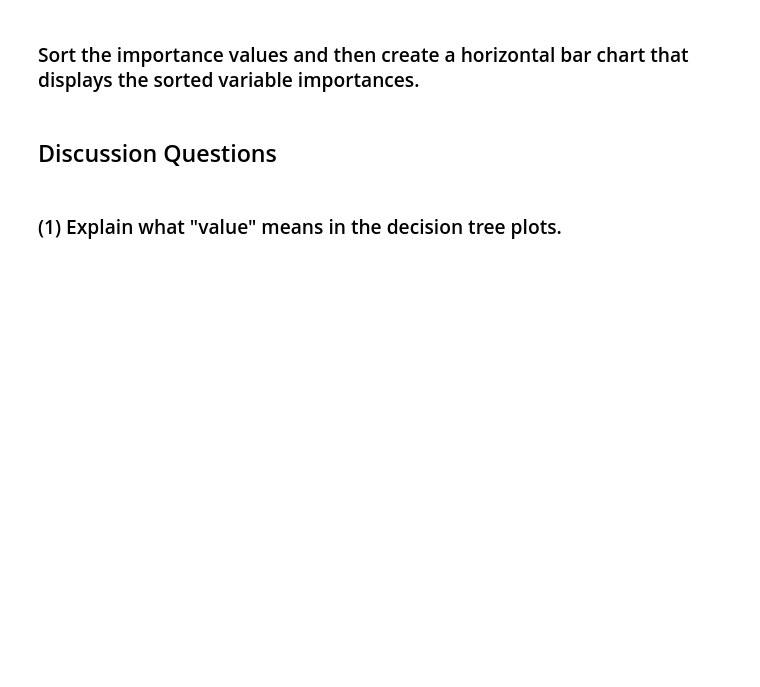
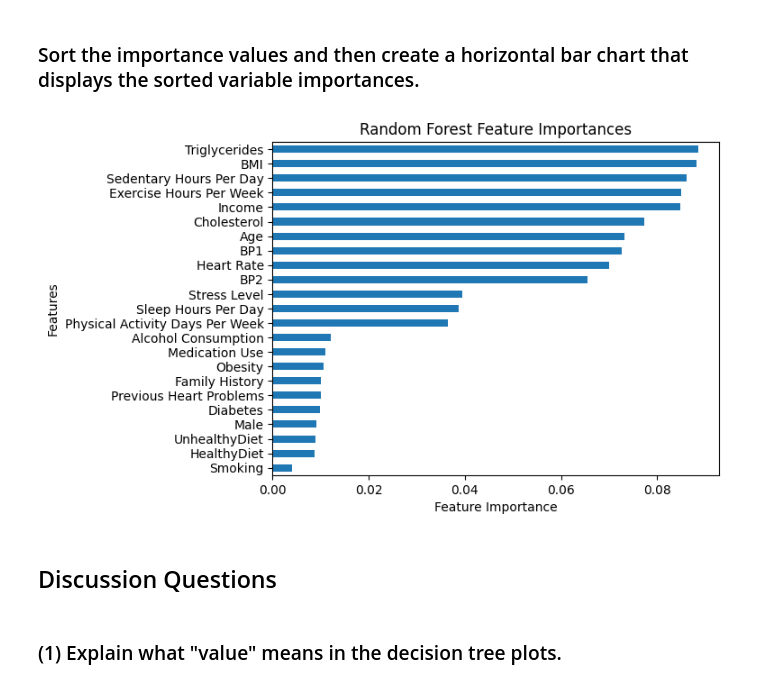
Before and after one commit to Conway-Lin/code_2600, a Jupyter notebook: mod08_rf.ipynb, the cells around one changed output. Cells and saved outputs as stored; diff of their text form; code cells hidden in the pictures; blank space fills up the shorter version.

```diff
--- a/mod08_rf.ipynb
+++ b/mod08_rf.ipynb
@@ -273,10 +291,16 @@ feature_imp
 # %% [markdown]
 ### Sort the importance values and then create a horizontal bar chart that displays the sorted variable importances.
 # %%
-feature_imp_sorted = #fillin
+feature_imp_sorted = pd.Series(rf_better.feature_importances_, index=X_train.columns).sort_values()
 
 # Draw a horizontal bar chart
-#fillin
+feature_imp_sorted.plot(kind='barh')
+plt.xlabel("Feature Importance")
+plt.ylabel("Features")
+plt.title("Random Forest Feature Importances")
+plt.show()
+# %% [output]
+[figure, added]
 # %% [markdown]
 ## Discussion Questions
 # %% [markdown]
```
Also changed, not shown: parts of 5 cells of this notebook.
